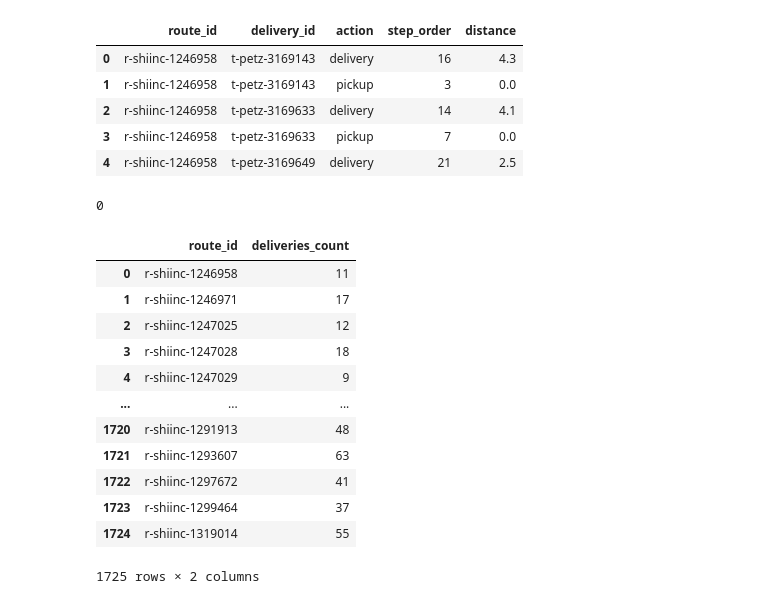
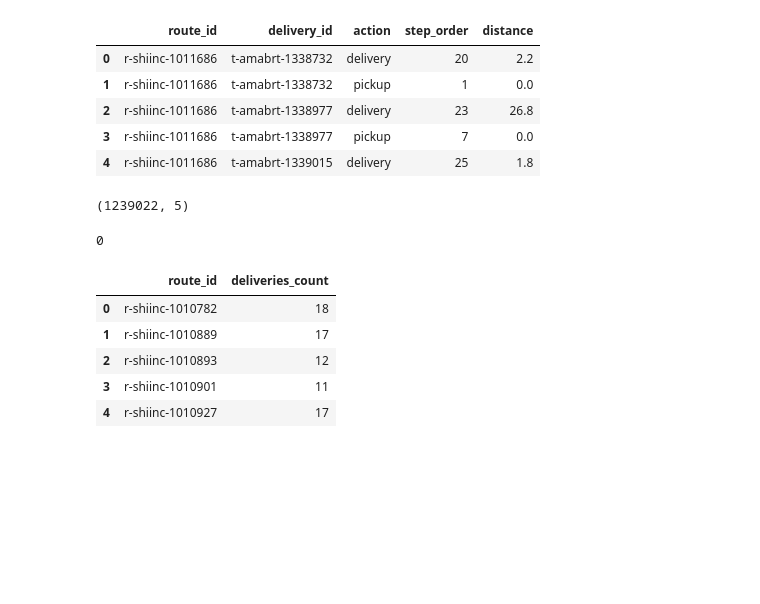
Before and after one commit to AlexVelezLl/ProyectoICD, a Jupyter notebook: 2P/notebooks/clean_dataset.ipynb, the cells around one changed output. Drawn from its saved outputs; the diff is of its cells as text; code cells hidden in the pictures; blank space fills up the shorter version.

```diff
--- a/2P/notebooks/clean_dataset.ipynb
+++ b/2P/notebooks/clean_dataset.ipynb
@@ -62,5 +69,7 @@ vehicle_capacity            0
 dtype: int64
+# %%
+path_steps='../../data/data2/raw_2/steps-001.csv'
 # %%
-steps = pd.read_csv('../data/raw/steps.csv')
+steps = pd.read_csv(path_steps)
 # %%
 steps.shape
@@ -70,11 +81,15 @@ steps.drop_duplicates(inplace=True)
 steps.head()
 # %% [output]
 |  | route_id | delivery_id | action | step_order | distance |
-| 0 | r-shiinc-1246958 | t-petz-3169143 | delivery | 16 | 4.3 |
-| 1 | r-shiinc-1246958 | t-petz-3169143 | pickup | 3 | 0.0 |
-| 2 | r-shiinc-1246958 | t-petz-3169633 | delivery | 14 | 4.1 |
-| 3 | r-shiinc-1246958 | t-petz-3169633 | pickup | 7 | 0.0 |
-| 4 | r-shiinc-1246958 | t-petz-3169649 | delivery | 21 | 2.5 |
+| 0 | r-shiinc-1011686 | t-amabrt-1338732 | delivery | 20 | 2.2 |
+| 1 | r-shiinc-1011686 | t-amabrt-1338732 | pickup | 1 | 0.0 |
+| 2 | r-shiinc-1011686 | t-amabrt-1338977 | delivery | 23 | 26.8 |
+| 3 | r-shiinc-1011686 | t-amabrt-1338977 | pickup | 7 | 0.0 |
+| 4 | r-shiinc-1011686 | t-amabrt-1339015 | delivery | 25 | 1.8 |
+# %%
+steps.shape
+# %% [output]
+(1239022, 5)
 # %%
 (steps.groupby('route_id')["delivery_id"].count() % 2 != 0).sum()
 # %% [output]
@@ -88,19 +103,12 @@ df_grouped_routes_deliveries = deliveries.groupby('route_id')["id"].count().rese
 df_grouped_routes_deliveries.columns = ['route_id', 'deliveries_count']
 df_grouped_routes_deliveries['deliveries_count'] = df_grouped_routes_deliveries['deliveries_count'].astype(int)
 # %%
-df_grouped_routes_steps
+df_grouped_routes_steps.head()
 # %% [output]
 |  | route_id | deliveries_count |
-| 0 | r-shiinc-1246958 | 11 |
-| 1 | r-shiinc-1246971 | 17 |
-| 2 | r-shiinc-1247025 | 12 |
-| 3 | r-shiinc-1247028 | 18 |
-| 4 | r-shiinc-1247029 | 9 |
-| ... | ... | ... |
-| 1720 | r-shiinc-1291913 | 48 |
-| 1721 | r-shiinc-1293607 | 63 |
-| 1722 | r-shiinc-1297672 | 41 |
-| 1723 | r-shiinc-1299464 | 37 |
-| 1724 | r-shiinc-1319014 | 55 |
+| 0 | r-shiinc-1010782 | 18 |
+| 1 | r-shiinc-1010889 | 17 |
+| 2 | r-shiinc-1010893 | 12 |
+| 3 | r-shiinc-1010901 | 11 |
+| 4 | r-shiinc-1010927 | 17 |
-1725 rows × 2 columns
 # %%
```
Also changed, not shown: parts of 25 cells of this notebook, 5 other files.
